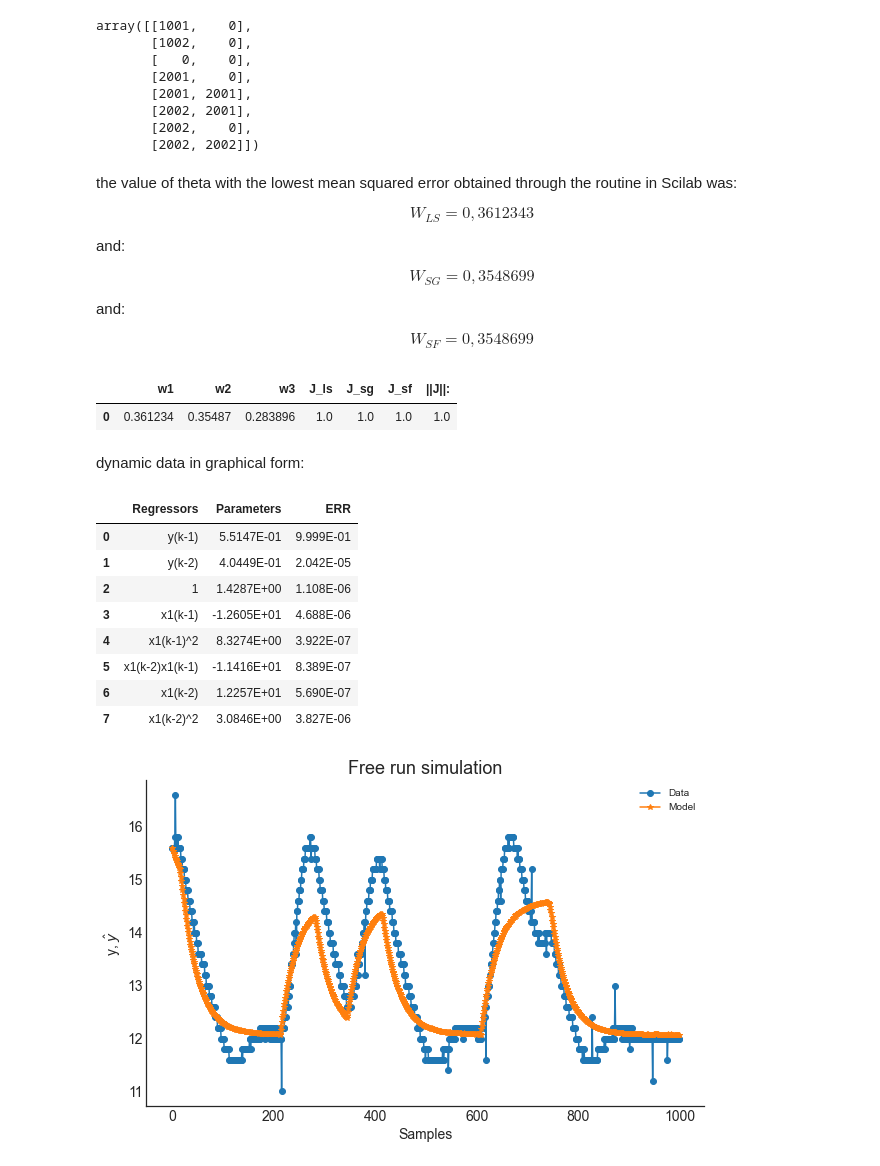
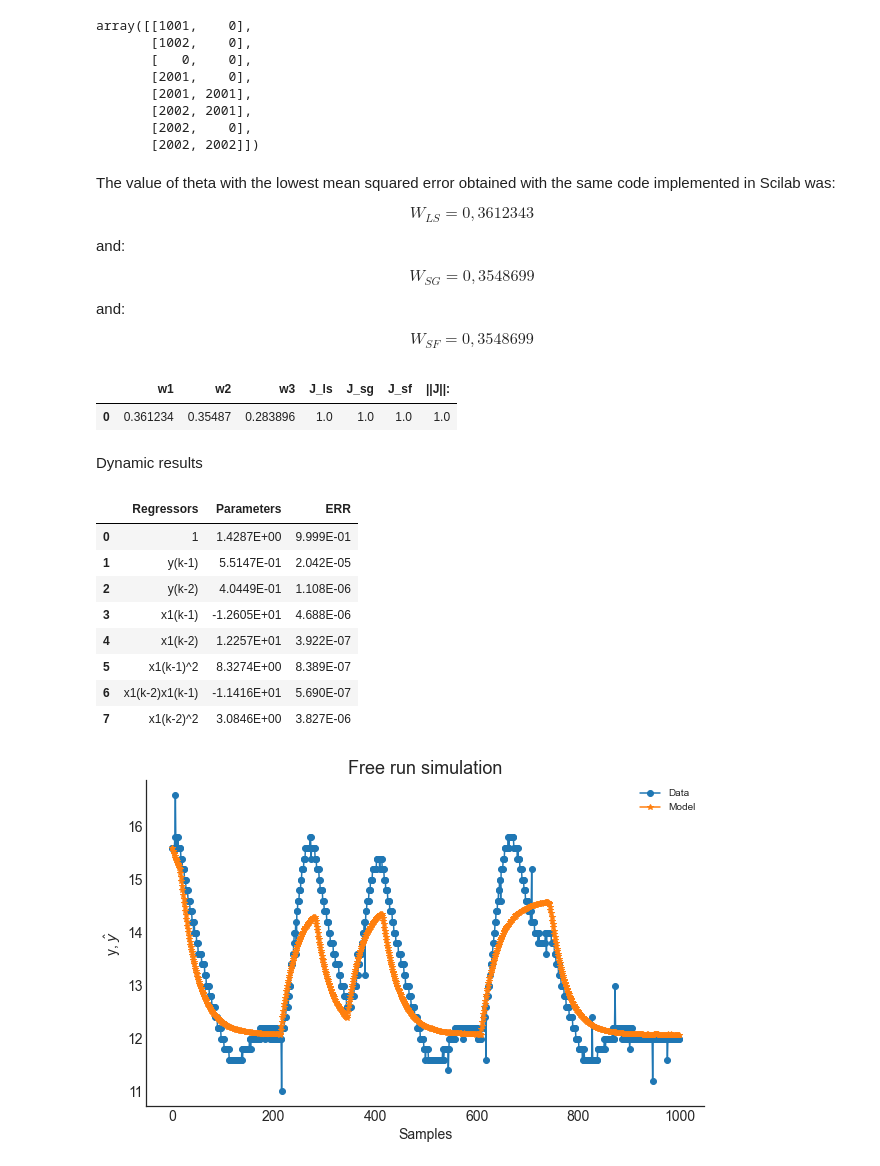
Before and after one commit to wilsonrljr/sysidentpy, a Jupyter notebook: examples/multiobjective_parameter_estimation.ipynb, the cells around one changed output. Cells and saved outputs as stored; diff of their text form; code cells hidden in the pictures.

```diff
--- a/examples/multiobjective_parameter_estimation.ipynb
+++ b/examples/multiobjective_parameter_estimation.ipynb
@@ -153,7 +172,6 @@ now the method will be called to calculate the matrix of the performance of the
 # %%
-# Method to calculate the parameters
-J, w, E, Theta, HR, QR, position = mult.affine_information_least_squares(
-    y_train=y_train[2:], gain=gain, y_static=Yo, x_static=Uo, psi=model.psi
+J, E, theta, HR, QR, position = mo_estimator.estimate(
+    X=x_train, y=y_train, gain=gain, y_static=Yo, X_static=Uo, weighing_matrix=w
 )
 result = {
     "w1": w[0, :],
@@ -184,6 +202,7 @@ now we can choose a theta value referring to the weights:
 # %%
-# Writing the results
-model.theta = Theta[0, :].reshape(-1, 1)
+model.theta = theta[-1, :].reshape(-1, 1)  # setting the theta estimated for the first combination of the weights
+# the model structure is exactly the same, but the order of the regressors is changed in estimate method. Thats why you have to change the model.final_model
+model.final_model = mo_estimator.final_model
 yhat = model.predict(X=x_valid, y=y_valid)
 rrse = root_relative_squared_error(y_valid, yhat)
 r = pd.DataFrame(
@@ -487,7 +573,7 @@ def psi(X, Y):
         PSI[k, 7] = X[k - 2] ** 2
     return np.delete(PSI, [0, 1], axis=0)
 # %% [markdown]
-the value of theta with the lowest mean squared error obtained through the routine in Scilab was:
+The value of theta with the lowest mean squared error obtained with the same code implemented in Scilab was:
 
 $$
 W_{LS} = 0,3612343
@@ -506,10 +592,10 @@ W_{SF} = 0,3548699
 $$
 # %%
 PSI = psi(x_train, y_train)
-W = np.array([[0.3612343], [0.2838959], [0.3548699]])
+w = np.array([[0.3612343], [0.2838959], [0.3548699]])
 # %%
-J, w, E, Theta, HR, QR, position = mult2.affine_information_least_squares(
-    y_train=y_train[2:], gain=gain, y_static=Yo, x_static=Uo, psi=PSI, weighing_matrix=W
+J, E, theta, HR, QR, position = mult2.estimate(
+    y=y_train, X=x_train, gain=gain, y_static=Yo, X_static=Uo, weighing_matrix=w
 )
 result = {
     "w1": w[0, :],
@@ -520,39 +606,39 @@ result = {
     "J_sf": J[2, :],
     "||J||:": E,
 }
+# the order of the weights is different because the way we implemented in Python, but the results are very close as expected
 pd.DataFrame(result)
 # %% [output]
 |  | w1 | w2 | w3 | J_ls | J_sg | J_sf | ||J||: |
 | 0 | 0.361234 | 0.35487 | 0.283896 | 1.0 | 1.0 | 1.0 | 1.0 |
-# %% [markdown]
-dynamic data in graphical form:
+# %% [markdown]
+Dynamic results
 # %%
-# Writing the results
-model.theta = Theta[position, :].reshape(-1, 1)
-model.final_model = model_final
+model.theta = theta[position, :].reshape(-1, 1)
+model.final_model = mult2.final_model
 yhat = model.predict(X=x_valid, y=y_valid)
 rrse = root_relative_squared_error(y_valid, yhat)
 r = pd.DataFrame(
     results(
         model.final_model,
         model.theta,
         model.err,
         model.n_terms,
         err_precision=3,
         dtype="sci",
     ),
     columns=["Regressors", "Parameters", "ERR"],
 )
 r
 # %% [output]
 |  | Regressors | Parameters | ERR |
-| 0 | y(k-1) | 5.5147E-01 | 9.999E-01 |
-| 1 | y(k-2) | 4.0449E-01 | 2.042E-05 |
-| 2 | 1 | 1.4287E+00 | 1.108E-06 |
+| 0 | 1 | 1.4287E+00 | 9.999E-01 |
+| 1 | y(k-1) | 5.5147E-01 | 2.042E-05 |
+| 2 | y(k-2) | 4.0449E-01 | 1.108E-06 |
 | 3 | x1(k-1) | -1.2605E+01 | 4.688E-06 |
-| 4 | x1(k-1)^2 | 8.3274E+00 | 3.922E-07 |
-| 5 | x1(k-2)x1(k-1) | -1.1416E+01 | 8.389E-07 |
-| 6 | x1(k-2) | 1.2257E+01 | 5.690E-07 |
+| 4 | x1(k-2) | 1.2257E+01 | 3.922E-07 |
+| 5 | x1(k-1)^2 | 8.3274E+00 | 8.389E-07 |
+| 6 | x1(k-2)x1(k-1) | -1.1416E+01 | 5.690E-07 |
 | 7 | x1(k-2)^2 | 3.0846E+00 | 3.827E-06 |
 # %%
 plot_results(y=y_valid, yhat=yhat, n=1000)
```
Also changed, not shown: parts of 68 cells of this notebook.
